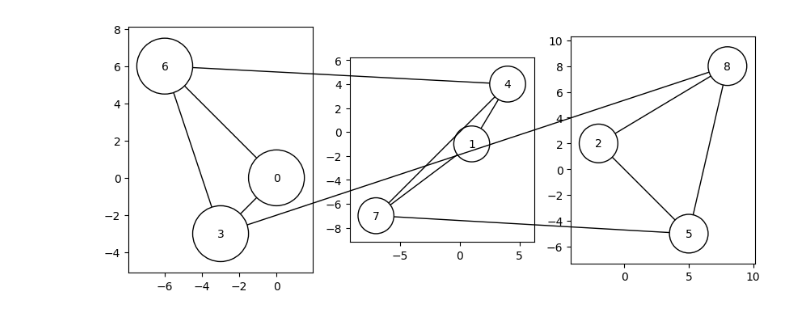
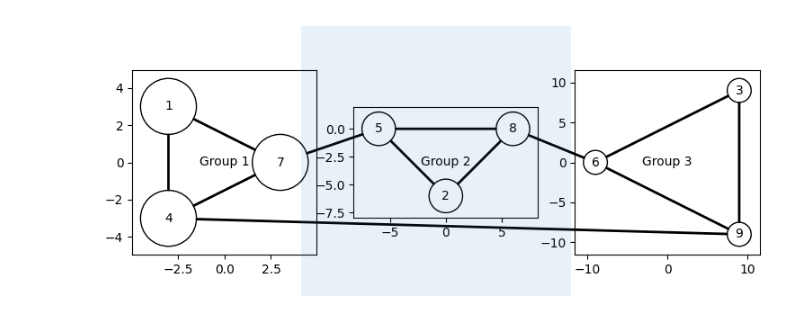
Before and after one commit to YoungWu559/CS320F23, a Jupyter notebook: CS320F23L24E1.ipynb, the cells around one changed output. Cells and saved outputs as stored; diff of their text form; code cells hidden in the pictures.

```diff
--- a/CS320F23L24E1.ipynb
+++ b/CS320F23L24E1.ipynb
@@ -42,25 +42,30 @@ plot_graph(adj, node, "neato")
 # %%
 # Manually draw three groups of nodes in three subplots with fixed locations
 import random
 n = 3
-fig, ax = plt.subplots(1, n, figsize = (10, 10))
-pos = [(0, 0), (1, -1), (-2, 2), (-3, -3), (4, 4), (5, -5), (-6, 6), (-7, -7), (8, 8)]
+fig, ax = plt.subplots(1, n, figsize = (9, 3))
+pos = [(-3, 3), (0, -6), (9, 9), (-3, -3), (-6, 0), (-9, 0), (3, 0), (6, 0), (9, -9)]
 group = [0, 1, 2, 0, 1, 2, 0, 1, 2]
 list = [None] * 9
 size = 3;
 for i in range(len(pos)):
     node = patches.Ellipse(pos[i], size, size, ec = "Black", fc = "White")
     list[i] = node
     ax[group[i]].add_artist(node)
-    ax[group[i]].text(pos[i][0], pos[i][1], str(i), ha = "center", va = "center")
+    ax[group[i]].text(pos[i][0], pos[i][1], str(i + 1), ha = "center", va = "center")
 for i in range(n):
     ax[i].relim()
     ax[i].autoscale_view()
     ax[i].set_aspect(1)
 for i in range(len(adj)):
     for j in range(len(adj)):
         if adj[i][j]:
-            edge = patches.ConnectionPatch(pos[i], pos[j], "data", "data", axesA = ax[group[i]], axesB = ax[group[j]], patchA = list[i], patchB = list[j])
+            edge = patches.ConnectionPatch(pos[i], pos[j], "data", "data", axesA = ax[group[i]], axesB = ax[group[j]], patchA = list[i], patchB = list[j], lw = 2)
             fig.add_artist(edge)
+for i in range(n):
+    ax[i].text(0.5, 0.5, "Group " + str(i + 1), ha = "center", va = "center", transform = ax[i].transAxes)
+box = patches.Rectangle((1/3, 0), 1/3, 1, alpha = 0.1, transform = fig.transFigure)
+fig.add_artist(box)
+plt.show()
 # %% [output]
-[figure, old version]
+[figure, new version]
```
Also changed, not shown: 4 other files.
